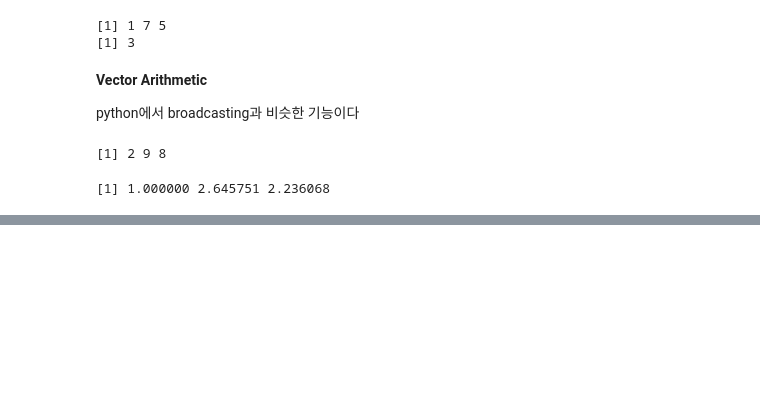
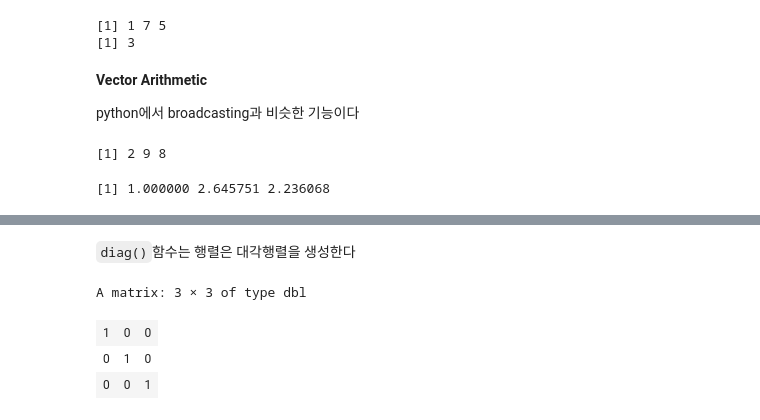
Before and after one commit to Tommylee1013/BusinessAnalytics, a Jupyter notebook: R Data Structure/Basic Data Structure.ipynb, the cells around one changed output, grey strips where cells are left out. Drawn from its saved outputs; the diff is of its cells as text; code cells hidden in the pictures; blank space fills up the shorter version.

```diff
--- a/R Data Structure/Basic Data Structure.ipynb
+++ b/R Data Structure/Basic Data Structure.ipynb
@@ -181,0 +275,9 @@ print(sqrt(x))
+# %% [markdown]
+`diag()`함수는 행렬은 대각행렬을 생성한다
+# %%
+diag(3)
+# %% [output]
+A matrix: 3 × 3 of type dbl
+| 1 | 0 | 0 |
+| 0 | 1 | 0 |
+| 0 | 0 | 1 |
```
Also changed, not shown: parts of 45 cells of this notebook.
